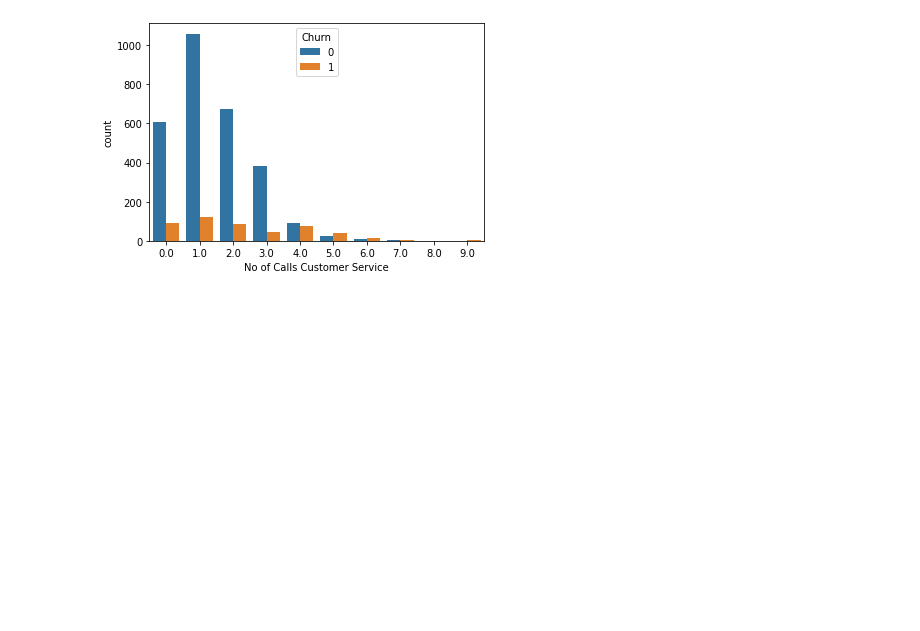
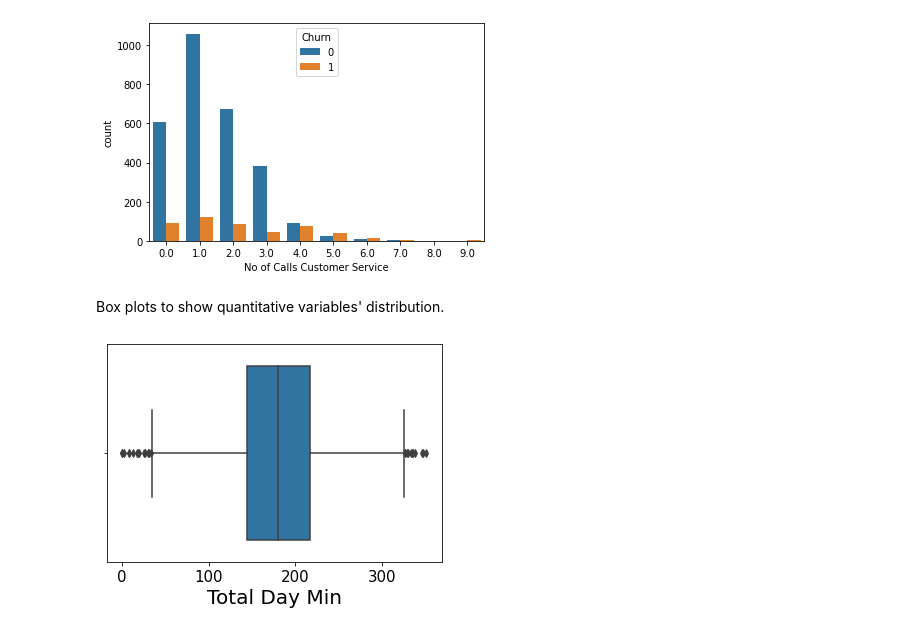
Before and after one commit to RozitaAbdoli/telecom_customer_defection, a Jupyter notebook: EDA_telecom_customer_defection.ipynb, the cells around one changed output. Cells and saved outputs as stored; diff of their text form; code cells hidden in the pictures; blank space fills up the shorter version.

```diff
--- a/EDA_telecom_customer_defection.ipynb
+++ b/EDA_telecom_customer_defection.ipynb
@@ -198,3 +198,11 @@ sns.countplot(x='No of Calls Customer Service', hue='Churn', data=df);
 #Custoemers with 4+ calls to Customer Service are more likely to churn
 # %% [output]
 [figure]
+# %% [markdown]
+Box plots to show quantitative variables' distribution.
+# %%
+b = sns.boxplot(x = 'Total Day Min', data = df);
+b.set_xlabel('Total Day Min',fontsize=20)
+b.tick_params(labelsize=15)
+# %% [output]
+[figure, added]
```
Also changed, not shown: parts of 9 cells of this notebook.
